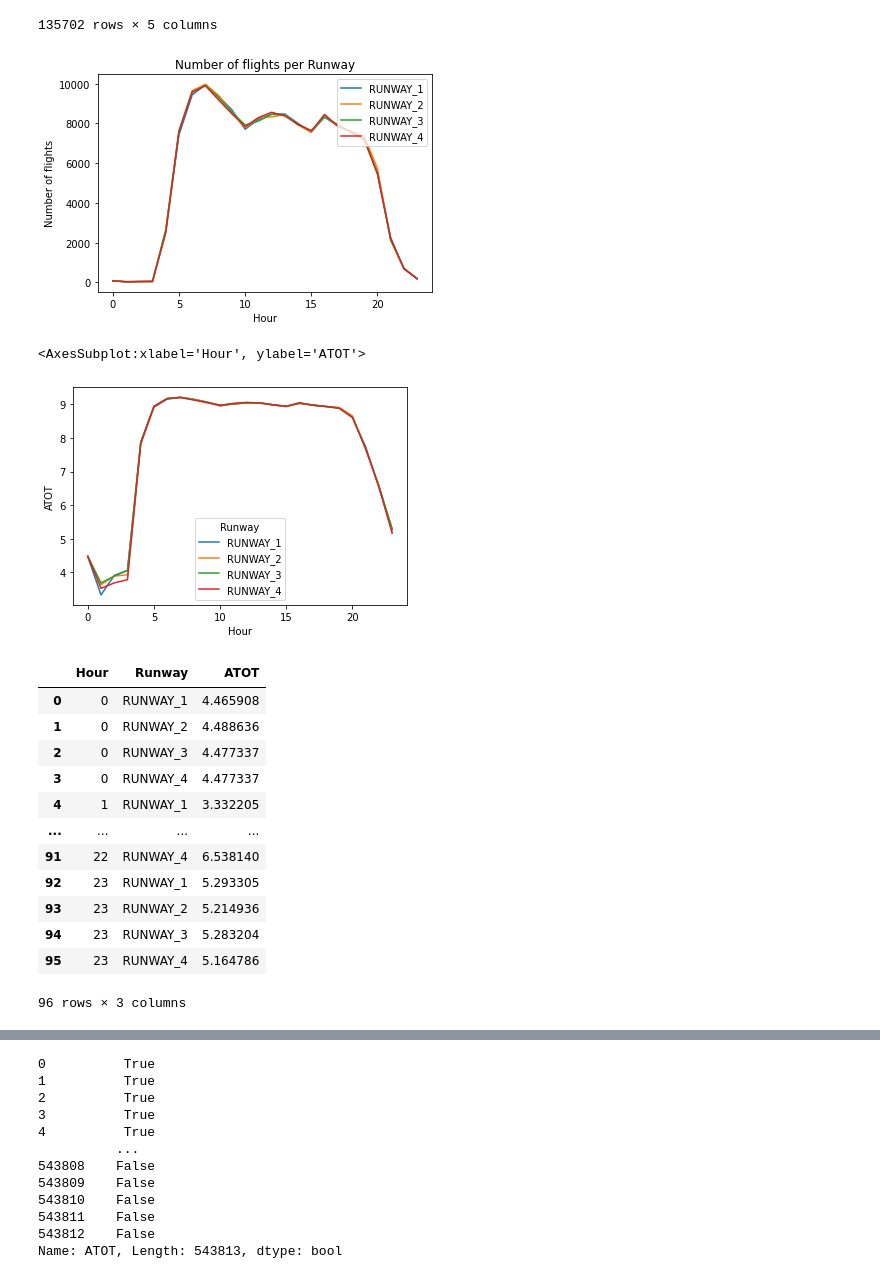
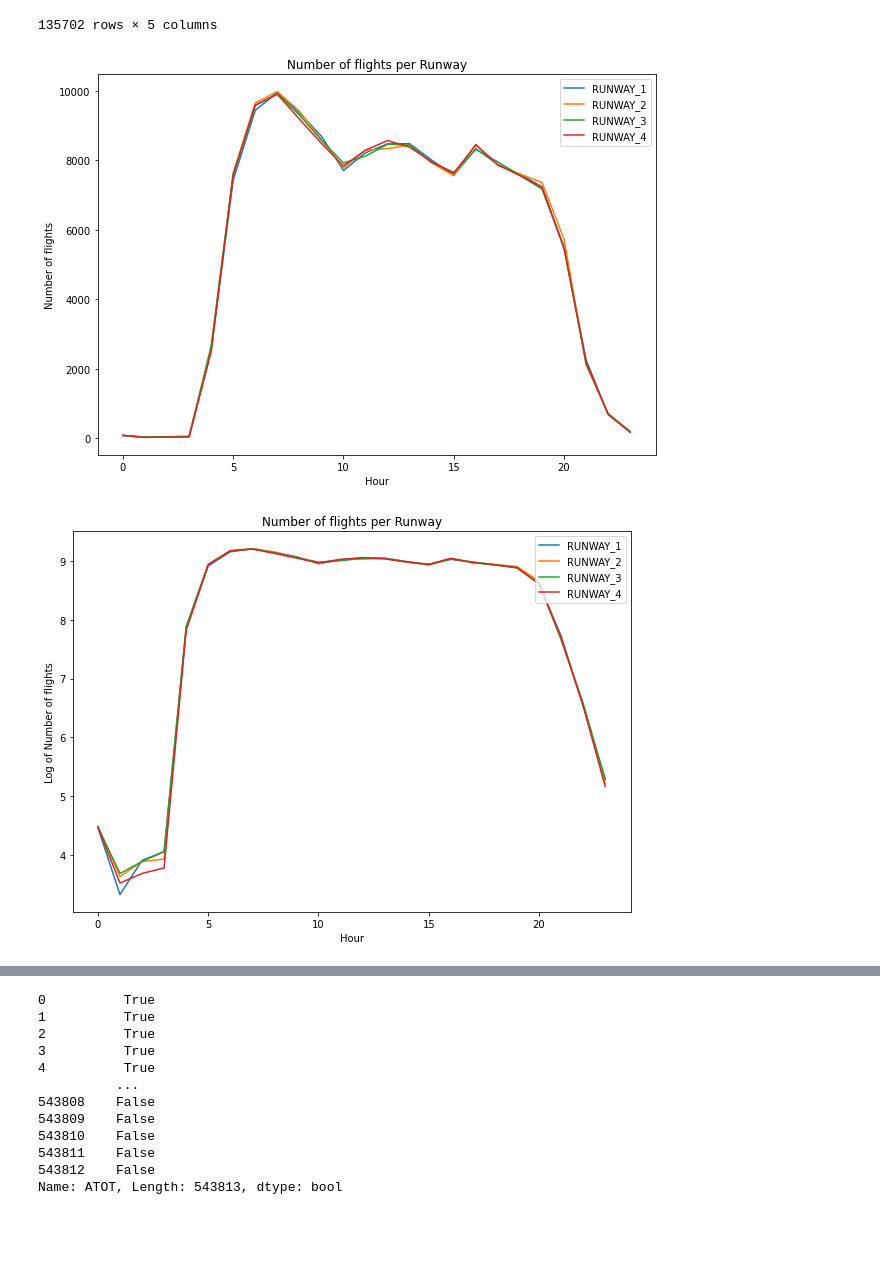
Before and after one commit to damienchambon/Hackathon-Eleven, a Jupyter notebook: data_exploration/Lucas_exploration.ipynb, the cells around one changed output, grey strips where cells are left out. Cells and saved outputs as stored; diff of their text form; code cells hidden in the pictures; blank space fills up the shorter version.

```diff
--- a/data_exploration/Lucas_exploration.ipynb
+++ b/data_exploration/Lucas_exploration.ipynb
@@ -121,31 +101,21 @@ df_apt_time.set_index('AOBT', inplace=True)
 # %%
 import seaborn as sns
 op_plot_df = df_apt_time[['Hour', 'ATOT', 'Runway']].groupby(['Hour', 'Runway']).count().reset_index()
+plt.figure(figsize=(10,7))
 sns.lineplot(data=op_plot_df, x="Hour", y="ATOT", hue="Runway")
 plt.title('Number of flights per Runway')
 plt.ylabel('Number of flights')
 plt.legend(loc='upper right')
 plt.savefig('../../Resources/operation_plot.png')
 plt.show()
+plt.figure(figsize=(10,7))
 op_plot_df['ATOT'] = np.log(op_plot_df['ATOT'])
 sns.lineplot(data=op_plot_df, x="Hour", y="ATOT", hue="Runway")
+plt.title('Number of flights per Runway')
+plt.ylabel('Log of Number of flights')
+plt.legend(loc='upper right')
+plt.savefig('../../Resources/operation_plot_log.png')
+plt.show()
 # %% [output]
-[figure, old version]
+[figure, new version]
-<AxesSubplot:xlabel='Hour', ylabel='ATOT'>
-[figure, old version]
+[figure, new version]
-# %%
-op_plot_df
-# %% [output]
-|  | Hour | Runway | ATOT |
-| 0 | 0 | RUNWAY_1 | 4.465908 |
-| 1 | 0 | RUNWAY_2 | 4.488636 |
-| 2 | 0 | RUNWAY_3 | 4.477337 |
-| 3 | 0 | RUNWAY_4 | 4.477337 |
-| 4 | 1 | RUNWAY_1 | 3.332205 |
-| ... | ... | ... | ... |
-| 91 | 22 | RUNWAY_4 | 6.538140 |
-| 92 | 23 | RUNWAY_1 | 5.293305 |
-| 93 | 23 | RUNWAY_2 | 5.214936 |
-| 94 | 23 | RUNWAY_3 | 5.283204 |
-| 95 | 23 | RUNWAY_4 | 5.164786 |
-96 rows × 3 columns
```
Also changed, not shown: parts of 37 cells of this notebook, 2 other files.
